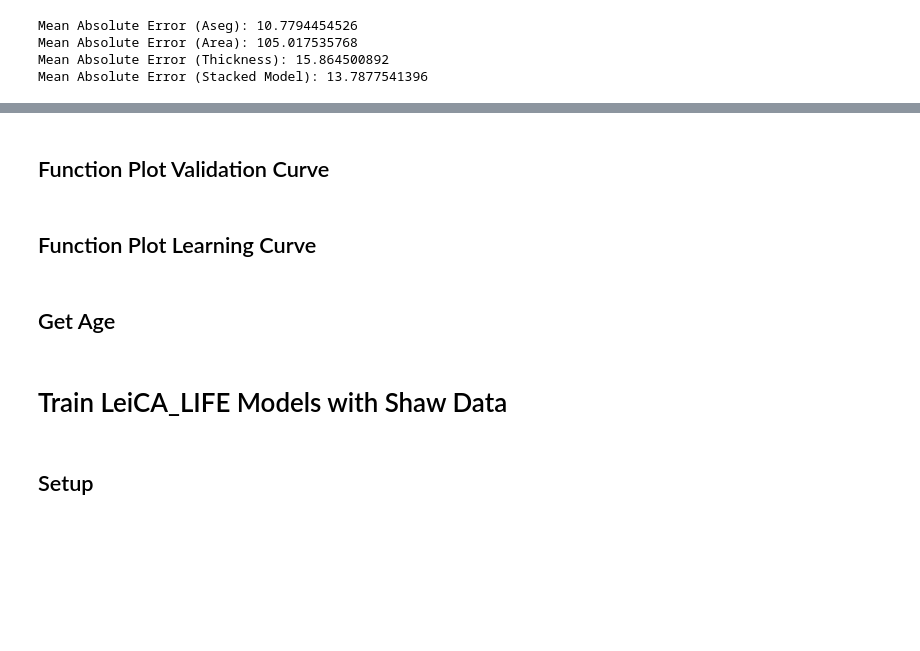
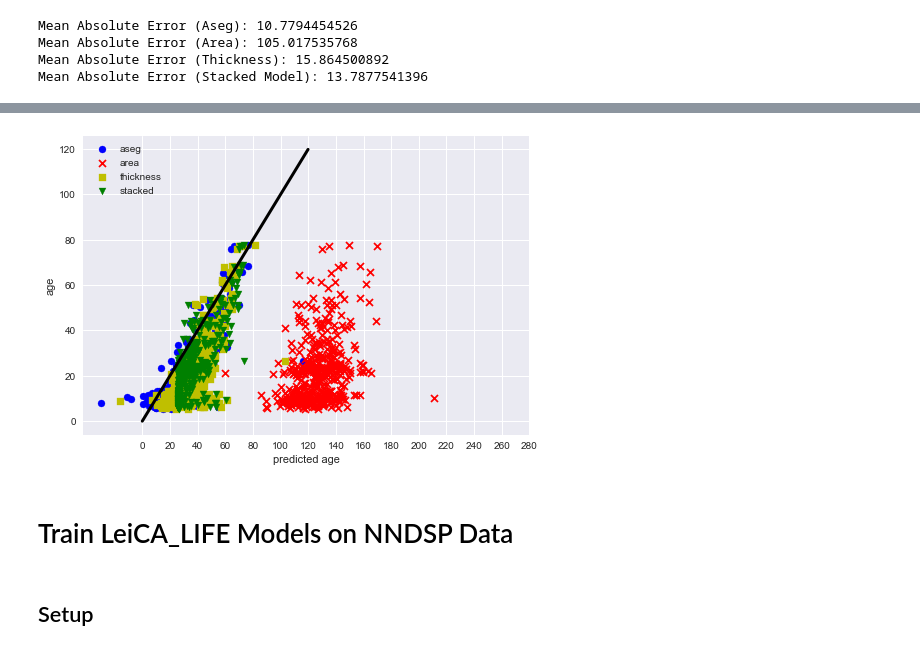
Before and after one commit to niniko1997/NNDSP, a Jupyter notebook: anal/analysis_notebooks/machine_learning.ipynb, the cells around one changed output, grey strips where cells are left out. Cells and saved outputs as stored; diff of their text form; code cells hidden in the pictures; blank space fills up the shorter version.

```diff
--- a/anal/analysis_notebooks/machine_learning.ipynb
+++ b/anal/analysis_notebooks/machine_learning.ipynb
@@ -48,2 +37,4 @@ for p in df_bar_subj.subj_path:
+# %%
+df_single_subject = get_single_subject(df_bar_subj, to_int=False) # get cortical thickness, cortical surface area, sub cort volume and stacked anat age predictions
 # %%
 # Getting Age
@@ -148,2 +65,0 @@ def plot_pred(y_pred_train, y_target_train, y_pred_test, y_target_test):
-# %% [markdown]
-## Function Plot Validation Curve
@@ -181,2 +65,0 @@ def plot_validation_curve(pipe, X_train, y_train):
-# %% [markdown]
-## Function Plot Learning Curve
@@ -232,5 +66,9 @@ def learning_curve_fct(X, y, out_name, estimator):
-# %% [markdown]
-## Get Age
+# %%
+bar_plot(df_bar_subj)
+# %% [output]
+[figure, added]
+# %% [markdown]
+# Train LeiCA_LIFE Models on NNDSP Data
 # %%
 # Getting Brain Age
 df_target = pd.read_csv(brain_age_file, sep=',')
@@ -239,6 +76,4 @@ del df_target['Sex']
 del df_target['MRN']
-# %% [markdown]
-# Train LeiCA_LIFE Models with Shaw Data
 # %% [markdown]
 ## Setup
 # %%
```
Also changed, not shown: parts of 243 cells of this notebook, 15 other files.
